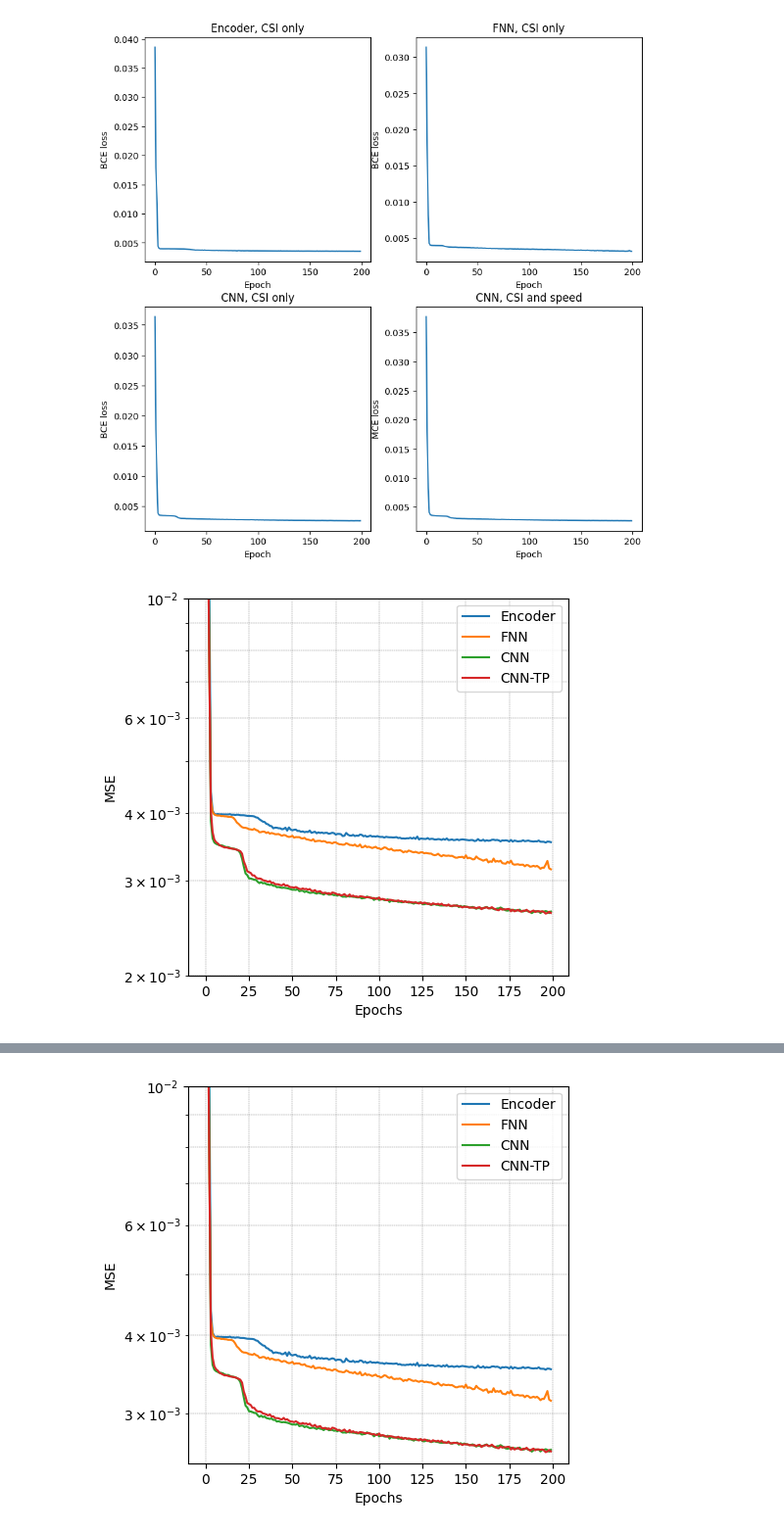
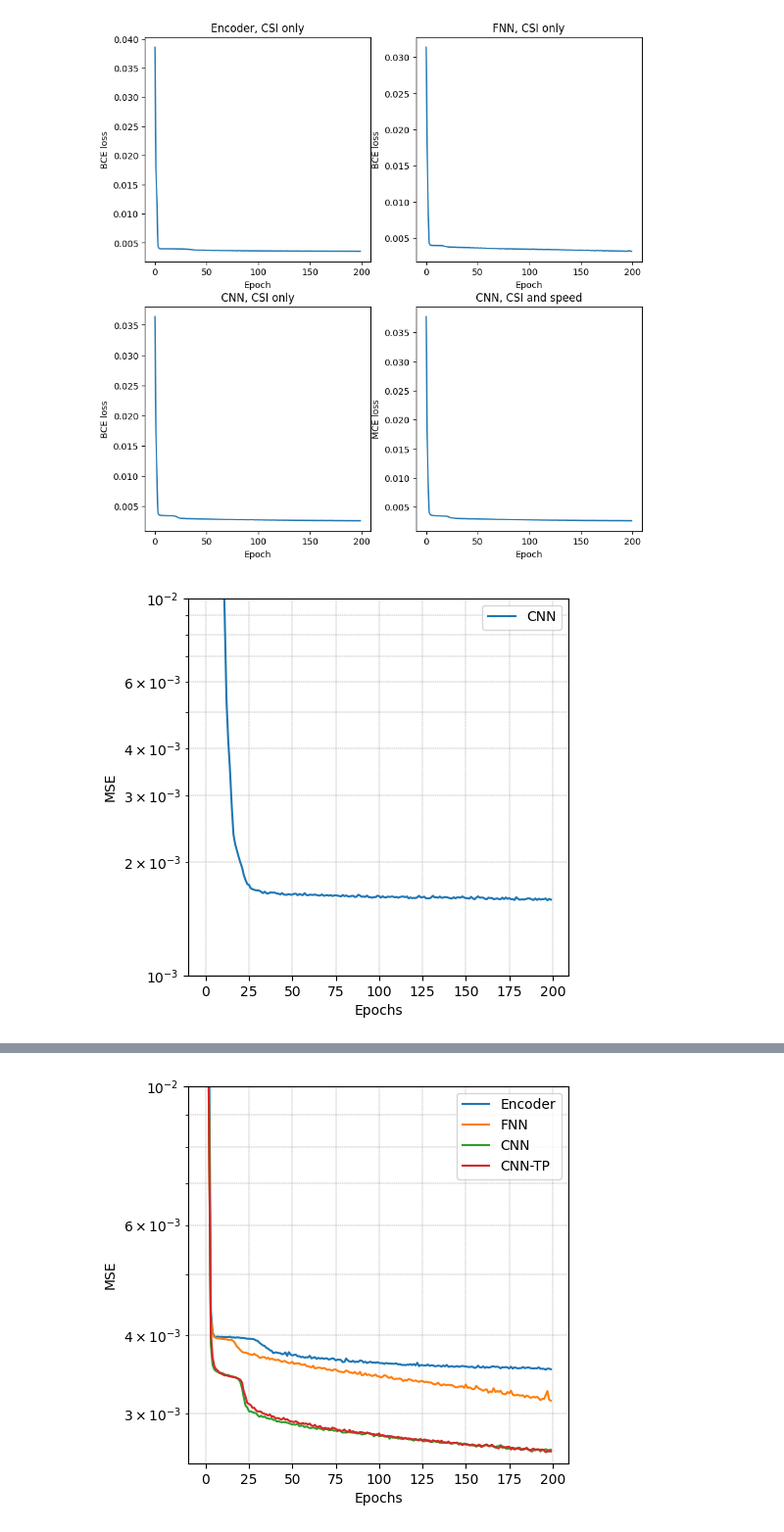
Before and after one commit to jarjun1218/PLKG_ML, a Jupyter notebook: plkg_ml/res_final.ipynb, the cells around one changed output, grey strips where cells are left out. Shown at 98% size. Cells and saved outputs as stored; diff of their text form; code cells hidden in the pictures.

```diff
--- a/plkg_ml/res_final.ipynb
+++ b/plkg_ml/res_final.ipynb
@@ -128,31 +128,31 @@ min loss: 0.0026032555375451127
 # %%
 # Loss comparison for normal training
 plt.figure(figsize=(5, 5))
 
-encoder_loss = np.load('encoder/losses.npy')
-fnn_loss = np.load('fnn/losses.npy')
+# encoder_loss = np.load('encoder/losses.npy')
+# fnn_loss = np.load('fnn/losses.npy')
 cnn_loss = np.load('cnn_basic/losses.npy')
-cnn_lstm_loss = np.load('cnn_with_LSTM/losses.npy')
+# cnn_lstm_loss = np.load('cnn_with_LSTM/losses.npy')
 
-plt.plot(encoder_loss[0],encoder_loss[1],label='Encoder')
-plt.plot(fnn_loss[0],fnn_loss[1],label='FNN')
+# plt.plot(encoder_loss[0],encoder_loss[1],label='Encoder')
+# plt.plot(fnn_loss[0],fnn_loss[1],label='FNN')
 plt.plot(cnn_loss[0],cnn_loss[1],label='CNN')
-plt.plot(cnn_lstm_loss[0],cnn_lstm_loss[1],label='CNN-TP')
+# plt.plot(cnn_lstm_loss[0],cnn_lstm_loss[1],label='CNN-TP')
 # plt.title('Loss comparison')
 plt.ylabel('MSE')
 plt.xlabel('Epochs')
-plt.ylim(0.002,0.01)
+plt.ylim(0.001,0.01)
 # plt.xlim(0,200)
 # turn y to log scale
 plt.yscale('log')
 # turn on xy grid
 plt.grid(True, linestyle='--', linewidth=0.3, color='gray', which='both')
 # plt.grid(True, linestyle='--', linewidth=0.3, color='gray')
 plt.legend()
 
 plt.show()
 # %% [output]
-[figure, old version]
+[figure, new version]
 # %%
 cnn_loss = np.load('cnn_basic/losses.npy')
 # cnn_loss = cnn_loss + 0.0002
```
Also changed, not shown: parts of 8 cells of this notebook, 24 other files.
